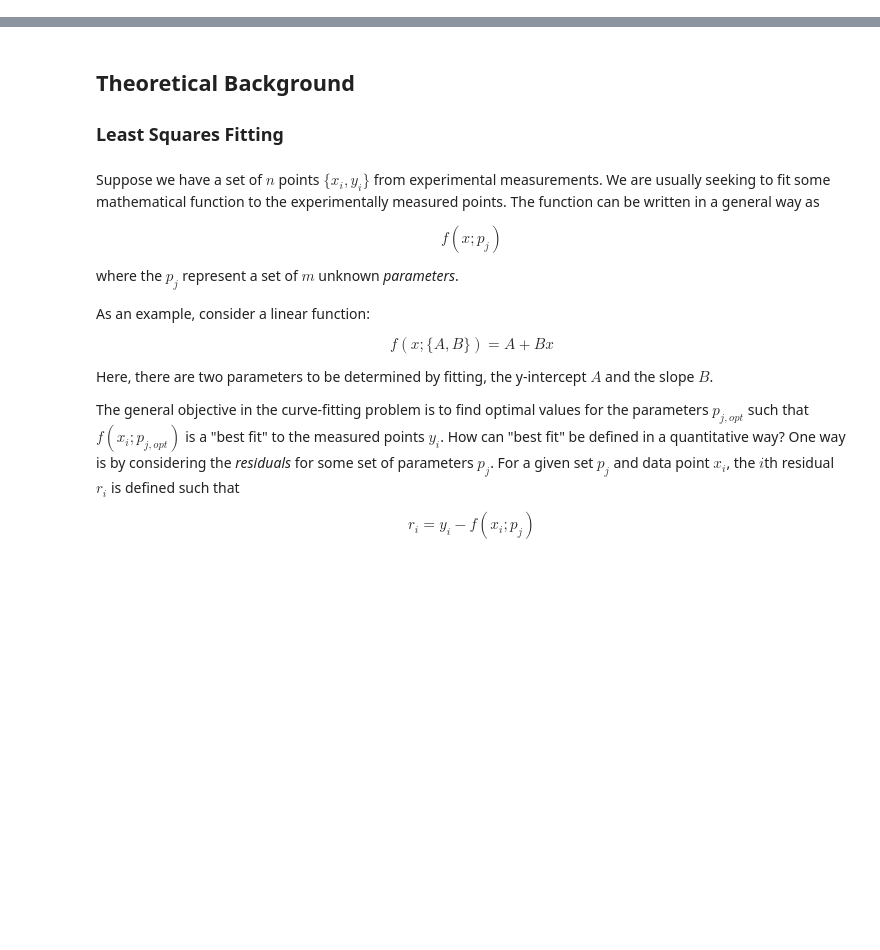
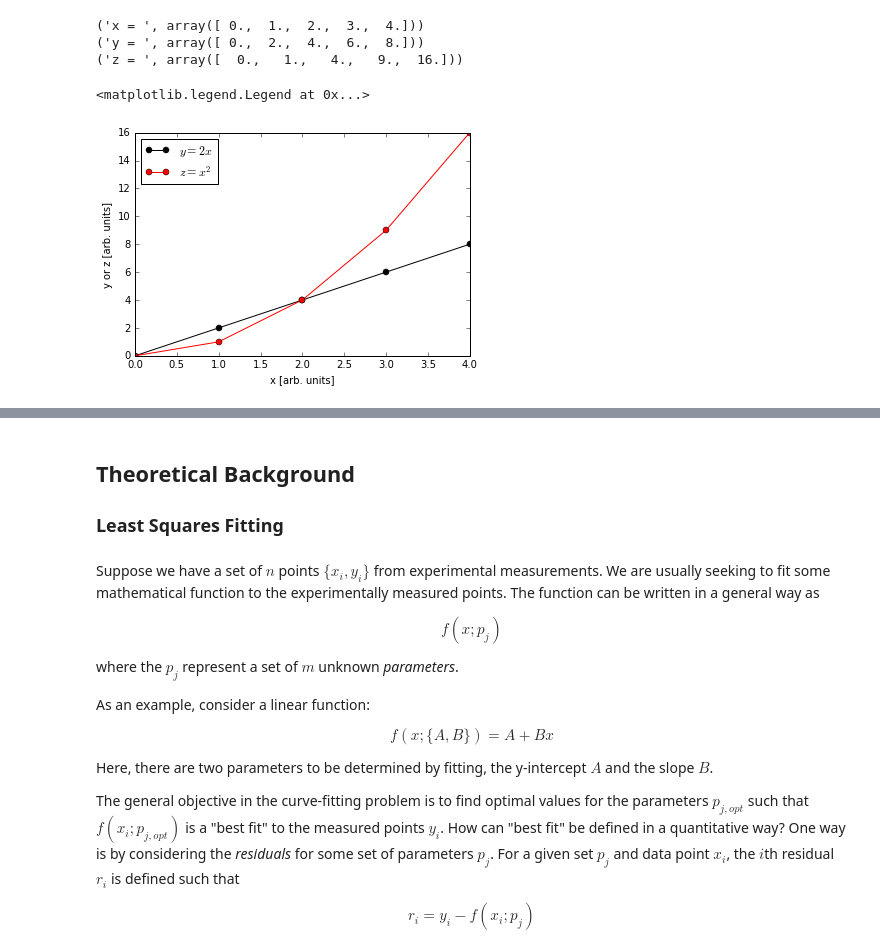
Before and after one commit to meridethfrey/Python-Tutorials, a Jupyter notebook: 03_Introduction_to_Curve_Fitting.ipynb, the cells around one changed output, grey strips where cells are left out. Drawn from its saved outputs; the diff is of its cells as text; code cells hidden in the pictures; blank space fills up the shorter version.

Commit message:
added np.loadtxt() and np.polyfit()

```diff
--- a/03_Introduction_to_Curve_Fitting.ipynb
+++ b/03_Introduction_to_Curve_Fitting.ipynb
@@ -24,0 +30,37 @@ import scipy.optimize # we'll use this now
+# %%
+###################################################
+# First, we generate data and write it to a file
+# The file will look like;
+#0.000000, 0.000000, 0.000000
+#1.000000, 2.000000, 1.000000
+#2.000000, 4.000000, 4.000000
+#...
+# 9.000000, 18.000000, 81.000000
+filename = 'test.dat'
+fout = open(filename, 'w')
+for ii in range(5):
+    fout.write("%f, %f, %f\n" % (ii, 2*ii, ii**2))
+fout.close()
+
+#####################################################
+# Next, we'll read that file back in.
+# Notice that each column is separated from the next by a comma
+# We can use this "delimiter" to tell np.loadtxt() how to parse the file
+# The keyword/value "unpack=True" tells loadtxt() to return the data as a set of 1D arrays,
+# which we assign to the variables x, y, and z
+x, y, z = np.loadtxt(filename, delimiter=',', unpack=True)
+print("x = ", x)
+print("y = ", y)
+print("z = ", z)
+# Now plot the data (a useful check that we read the values in correctly)
+plt.plot(x, y, 'ko-', label="$y=2x$")
+plt.plot(x, z, 'ro-', label="$z=x^2$")
+plt.xlabel('x [arb. units]')
+plt.ylabel('y or z [arb. units]')
+plt.legend(loc="upper left")
+# %% [output]
+('x = ', array([ 0.,  1.,  2.,  3.,  4.]))
+('y = ', array([ 0.,  2.,  4.,  6.,  8.]))
+('z = ', array([  0.,   1.,   4.,   9.,  16.]))
+<matplotlib.legend.Legend at 0x...>
+[figure, added]
```
Also changed, not shown: parts of 5 cells of this notebook, 1 other file.
